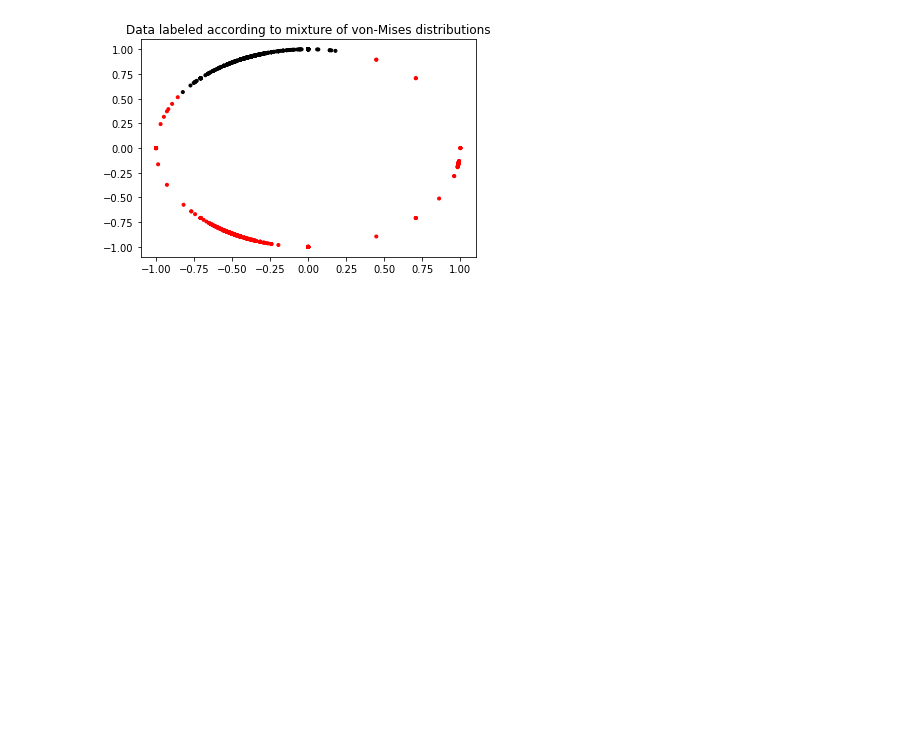
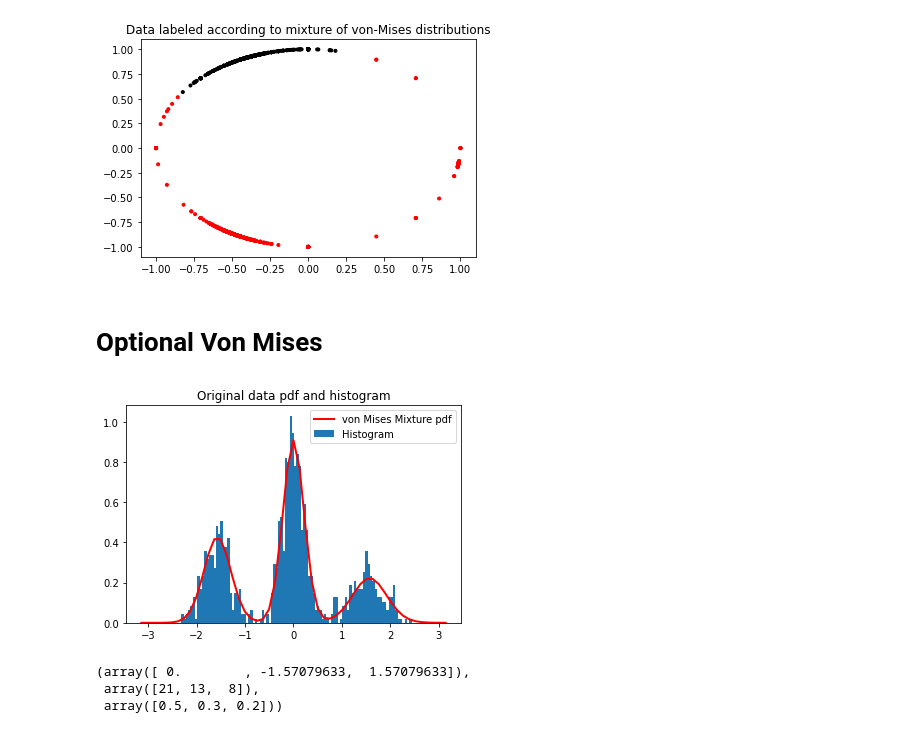
Before and after one commit to siriusted/GMM, a Jupyter notebook: Lab1.ipynb, the cells around one changed output. Cells and saved outputs as stored; diff of their text form; code cells hidden in the pictures; blank space fills up the shorter version.

Commit message:
add optional von mises question

```diff
--- a/Lab1.ipynb
+++ b/Lab1.ipynb
@@ -360,3 +362,5 @@ plt.title('Data labeled according to mixture of von-Mises distributions')
 # %% [output]
 Text(0.5, 1.0, 'Data labeled according to mixture of von-Mises distributions')
 [figure]
+# %% [markdown]
+# Optional Von Mises
@@ -362,0 +481,17 @@ Text(0.5, 1.0, 'Data labeled according to mixture of von-Mises distributions')
+# %%
+w = np.array([0.5, 0.3, 0.2])
+mus = np.array([0, -np.pi/2, np.pi/2])
+kappas = np.array([21, 13, 8])
+
+
+my_vmm = VonMisesMixture(n_clusters = 3, weights = w, mus = mus, kappas = kappas)
+# %%
+samples, labels = my_vmm.sample(1000)
+# %% [output]
+[figure, added]
+# %%
+my_vmm.get_params()
+# %% [output]
+(array([ 0.        , -1.57079633,  1.57079633]),
+ array([21, 13,  8]),
+ array([0.5, 0.3, 0.2]))
```
Also changed, not shown: parts of 10 cells of this notebook.
